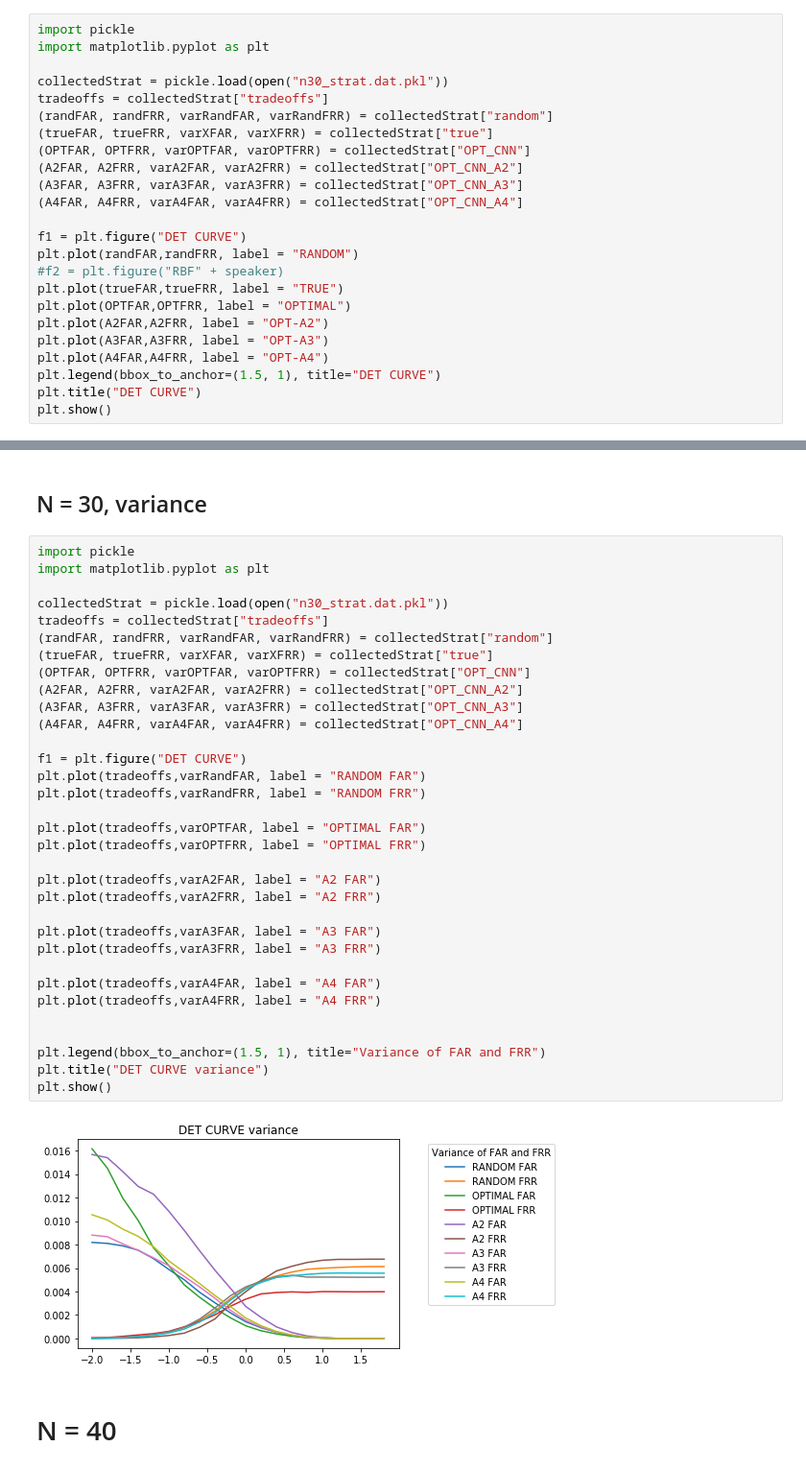
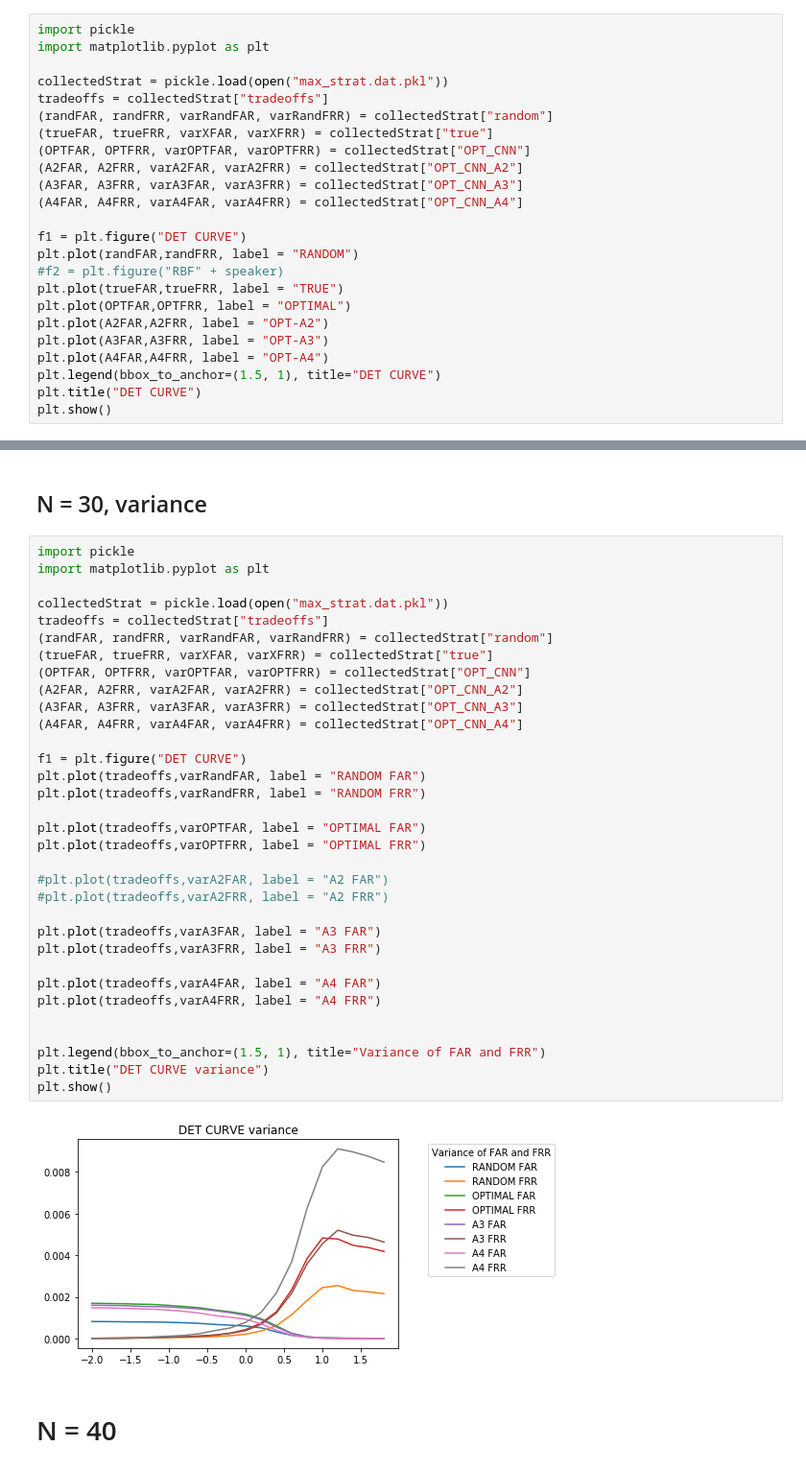
Before and after one commit to sabithassan/Senior-Thesis, a Jupyter notebook: Notebooks/Senior thesis.ipynb, the cells around one changed output, grey strips where cells are left out. Shown at 96% size. Cells and saved outputs as stored; diff of their text form.

```diff
--- a/Notebooks/Senior thesis.ipynb
+++ b/Notebooks/Senior thesis.ipynb
@@ -733,7 +865,7 @@ plt.show()
 import pickle
 import matplotlib.pyplot as plt
 
-collectedStrat = pickle.load(open("n30_strat.dat.pkl"))
+collectedStrat = pickle.load(open("max_strat.dat.pkl"))
 tradeoffs = collectedStrat["tradeoffs"]
 (randFAR, randFRR, varRandFAR, varRandFRR) = collectedStrat["random"]
 (trueFAR, trueFRR, varXFAR, varXFRR) = collectedStrat["true"]
@@ -761,37 +893,37 @@ plt.show()
 import pickle
 import matplotlib.pyplot as plt
 
-collectedStrat = pickle.load(open("n30_strat.dat.pkl"))
+collectedStrat = pickle.load(open("max_strat.dat.pkl"))
 tradeoffs = collectedStrat["tradeoffs"]
 (randFAR, randFRR, varRandFAR, varRandFRR) = collectedStrat["random"]
 (trueFAR, trueFRR, varXFAR, varXFRR) = collectedStrat["true"]
 (OPTFAR, OPTFRR, varOPTFAR, varOPTFRR) = collectedStrat["OPT_CNN"]
 (A2FAR, A2FRR, varA2FAR, varA2FRR) = collectedStrat["OPT_CNN_A2"]
 (A3FAR, A3FRR, varA3FAR, varA3FRR) = collectedStrat["OPT_CNN_A3"]
 (A4FAR, A4FRR, varA4FAR, varA4FRR) = collectedStrat["OPT_CNN_A4"]
 
 f1 = plt.figure("DET CURVE")
 plt.plot(tradeoffs,varRandFAR, label = "RANDOM FAR")
 plt.plot(tradeoffs,varRandFRR, label = "RANDOM FRR")
 
 plt.plot(tradeoffs,varOPTFAR, label = "OPTIMAL FAR")
 plt.plot(tradeoffs,varOPTFRR, label = "OPTIMAL FRR")
 
-plt.plot(tradeoffs,varA2FAR, label = "A2 FAR")
-plt.plot(tradeoffs,varA2FRR, label = "A2 FRR")
+#plt.plot(tradeoffs,varA2FAR, label = "A2 FAR")
+#plt.plot(tradeoffs,varA2FRR, label = "A2 FRR")
 
 plt.plot(tradeoffs,varA3FAR, label = "A3 FAR")
 plt.plot(tradeoffs,varA3FRR, label = "A3 FRR")
 
 plt.plot(tradeoffs,varA4FAR, label = "A4 FAR")
 plt.plot(tradeoffs,varA4FRR, label = "A4 FRR")
 
 
 plt.legend(bbox_to_anchor=(1.5, 1), title="Variance of FAR and FRR")
 plt.title("DET CURVE variance")
 plt.show()
 # %% [output]
-[figure, old version]
+[figure, new version]
 # %% [markdown]
 # N = 40
 # %%
```
Also changed, not shown: parts of 4 cells of this notebook, 30 other files.
